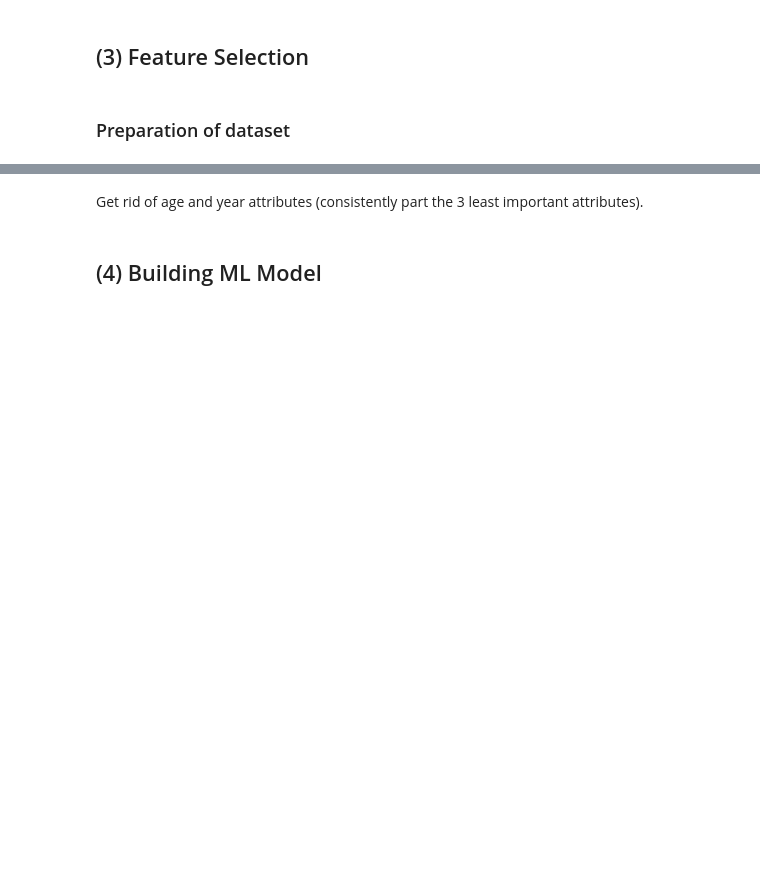
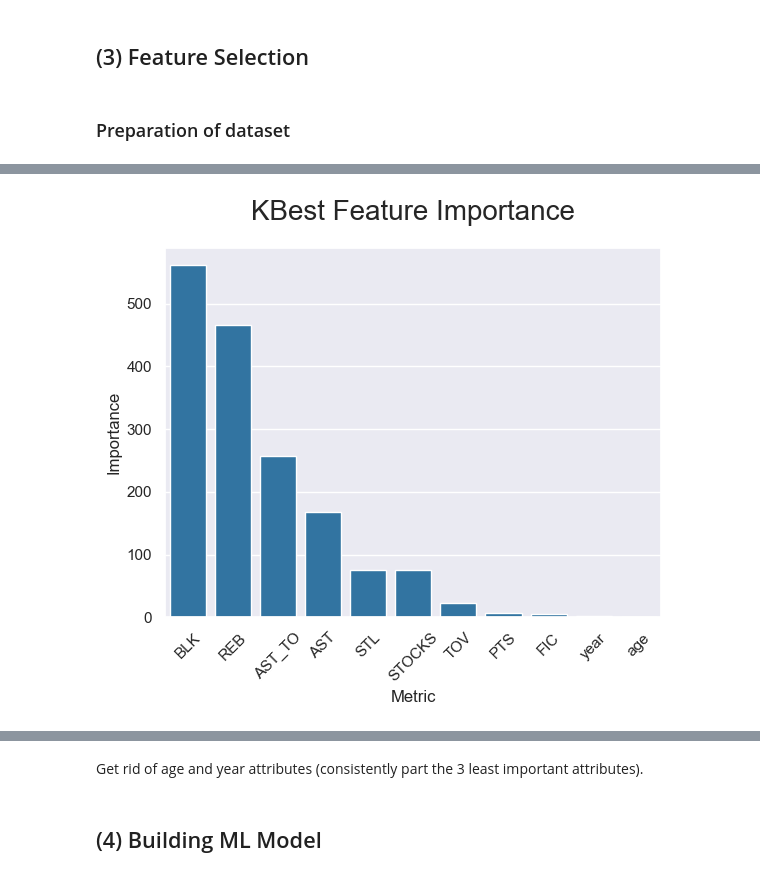
Before and after one commit to danielliu2707/positionn, a Jupyter notebook: 03_stats_model.ipynb, the cells around one changed output, grey strips where cells are left out. Saved outputs shown, nothing was run; the diff lists cells and outputs as text; code cells hidden in the pictures; blank space fills up the shorter version.

```diff
--- a/03_stats_model.ipynb
+++ b/03_stats_model.ipynb
@@ -116,19 +116,22 @@ def select_kbest_rankings(X_train, y_train, feats):
     print("Features in order of importance (descending):")
     print(sorted_feats)
     print("--------------------------------")
+    sorted_scores_return = pd.DataFrame(sorted_scores_feats, columns = ['Metric', 'Importance'])
+    return sorted_scores_return
 
 # Mutual Information Gain
 def mutualinfo_rankings(X_train, y_train, feats):
     importances = mutual_info_classif(X_train, y_train)
-    df_test = pd.DataFrame({"features": feats, "importances": importances})
-    df_sorted = df_test.sort_values('importances', ascending= False)
+    df_test = pd.DataFrame({"Metric": feats, "Importance": importances})
+    df_sorted = df_test.sort_values('Importance', ascending = False)
     print("Mutual Information Gain Feature Selection")
     print("--------------------------------")
     print("Features with scores:")
-    print(list(zip(df_sorted.features.to_list(), df_sorted.importances.to_list())), '\n')
+    print(list(zip(df_sorted['Metric'].to_list(), df_sorted['Importance'].to_list())), '\n')
     print("Features in order of importance (descending):")
-    print(df_sorted.features.to_list())
+    print(df_sorted['Metric'].to_list())
     print("--------------------------------")
+    return df_sorted
 
 def chi2_rankings(X_train, y_train, feats):
     # Drop 4 negative records
@@ -147,7 +150,16 @@ def chi2_rankings(X_train, y_train, feats):
     print("Features in order of importance (descending):")
     print([f for f, _ in sorted_scores])
     print("--------------------------------")
+    sorted_scores_return = pd.DataFrame(sorted_scores, columns = ['Metric', 'Importance'])
+    return sorted_scores_return
 
-select_kbest_rankings(X_train, y_train, feats)
-mutualinfo_rankings(X_train, y_train, feats)
-chi2_rankings(X_train, y_train, feats)
+def visualise_importance(data, color, method):
+    ax = sns.barplot(
+        data = data,
+        x = 'Metric',
+        y = 'Importance',
+        color = color
+    )
+    plt.xticks(rotation=45)
+    plt.title(f"{method} Feature Importance", fontsize = 20, pad = 20)
+    plt.show()
@@ -171,0 +166,4 @@ Features in order of importance (descending):
+# %%
+sorted_scores_kbest = select_kbest_rankings(X_train, y_train, feats)
+sorted_scores_mutual = mutualinfo_rankings(X_train, y_train, feats)
+sorted_scores_chi2 = chi2_rankings(X_train, y_train, feats)
@@ -171,0 +188,4 @@ Features in order of importance (descending):
+# %%
+visualise_importance(sorted_scores_kbest, color = "#1f77b4", method = 'KBest')
+# %% [output]
+[figure, added]
```
Also changed, not shown: parts of 4 cells of this notebook.
